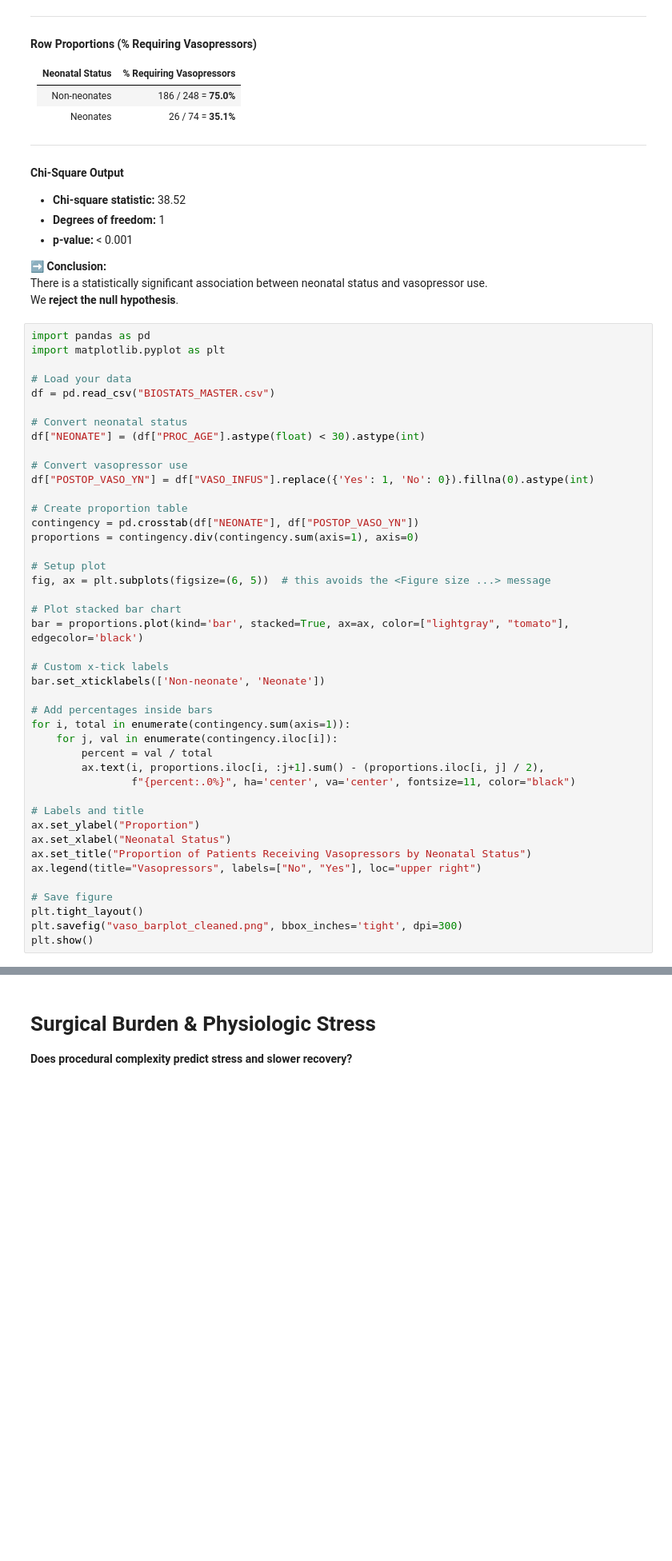
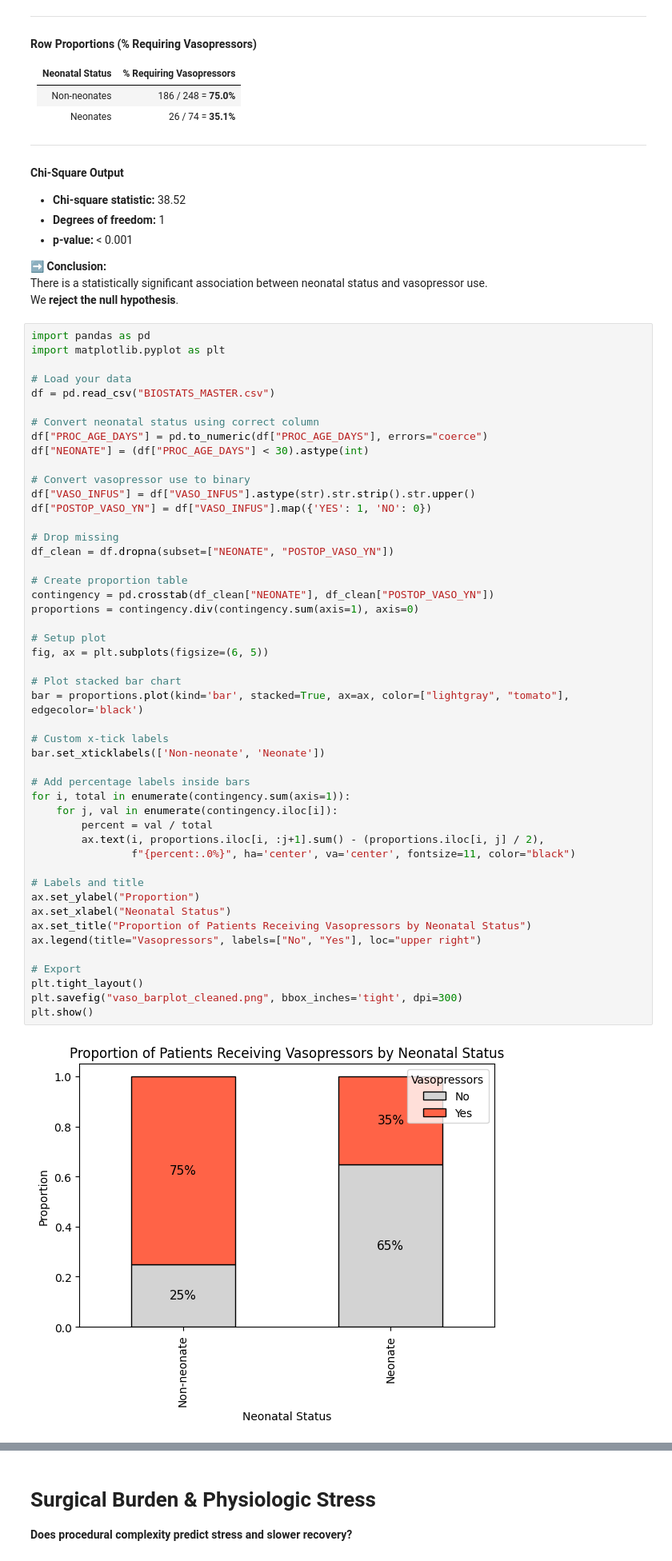
Before and after one commit to karlita-isela/Notion-syncer, a Jupyter notebook: Biostatistics.ipynb, the cells around one changed output, grey strips where cells are left out. Shown at 80% size. Saved outputs shown, nothing was run; the diff lists cells and outputs as text; blank space fills up the shorter version.

```diff
--- a/Biostatistics.ipynb
+++ b/Biostatistics.ipynb
@@ -291,42 +357,49 @@ import matplotlib.pyplot as plt
 # Load your data
 df = pd.read_csv("BIOSTATS_MASTER.csv")
 
-# Convert neonatal status
-df["NEONATE"] = (df["PROC_AGE"].astype(float) < 30).astype(int)
+# Convert neonatal status using correct column
+df["PROC_AGE_DAYS"] = pd.to_numeric(df["PROC_AGE_DAYS"], errors="coerce")
+df["NEONATE"] = (df["PROC_AGE_DAYS"] < 30).astype(int)
 
-# Convert vasopressor use
-df["POSTOP_VASO_YN"] = df["VASO_INFUS"].replace({'Yes': 1, 'No': 0}).fillna(0).astype(int)
+# Convert vasopressor use to binary
+df["VASO_INFUS"] = df["VASO_INFUS"].astype(str).str.strip().str.upper()
+df["POSTOP_VASO_YN"] = df["VASO_INFUS"].map({'YES': 1, 'NO': 0})
+
+# Drop missing
+df_clean = df.dropna(subset=["NEONATE", "POSTOP_VASO_YN"])
 
 # Create proportion table
-contingency = pd.crosstab(df["NEONATE"], df["POSTOP_VASO_YN"])
+contingency = pd.crosstab(df_clean["NEONATE"], df_clean["POSTOP_VASO_YN"])
 proportions = contingency.div(contingency.sum(axis=1), axis=0)
 
 # Setup plot
-fig, ax = plt.subplots(figsize=(6, 5))  # this avoids the <Figure size ...> message
+fig, ax = plt.subplots(figsize=(6, 5))
 
 # Plot stacked bar chart
 bar = proportions.plot(kind='bar', stacked=True, ax=ax, color=["lightgray", "tomato"], edgecolor='black')
 
 # Custom x-tick labels
 bar.set_xticklabels(['Non-neonate', 'Neonate'])
 
-# Add percentages inside bars
+# Add percentage labels inside bars
 for i, total in enumerate(contingency.sum(axis=1)):
     for j, val in enumerate(contingency.iloc[i]):
         percent = val / total
         ax.text(i, proportions.iloc[i, :j+1].sum() - (proportions.iloc[i, j] / 2),
                 f"{percent:.0%}", ha='center', va='center', fontsize=11, color="black")
 
 # Labels and title
 ax.set_ylabel("Proportion")
 ax.set_xlabel("Neonatal Status")
 ax.set_title("Proportion of Patients Receiving Vasopressors by Neonatal Status")
 ax.legend(title="Vasopressors", labels=["No", "Yes"], loc="upper right")
 
-# Save figure
+# Export
 plt.tight_layout()
 plt.savefig("vaso_barplot_cleaned.png", bbox_inches='tight', dpi=300)
 plt.show()
+# %% [output]
+[figure, added]
 # %% [markdown]
 #### Logistic Regression: Modeling Vasopressor Use by Neonatal Status
 
```
Also changed, not shown: parts of 30 cells of this notebook.
